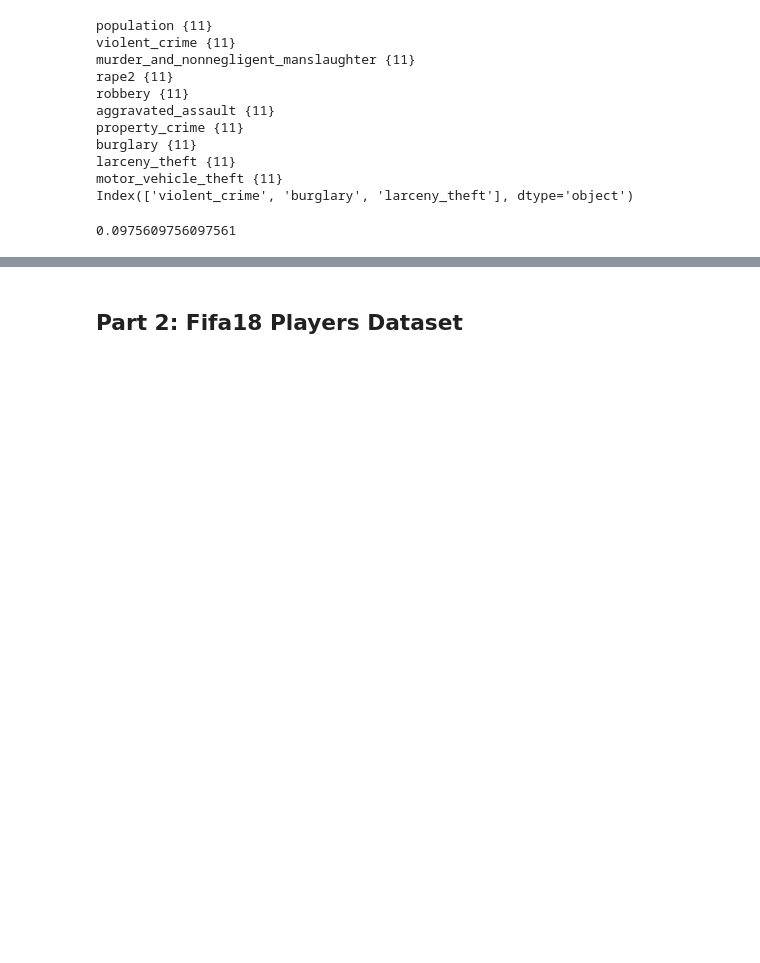
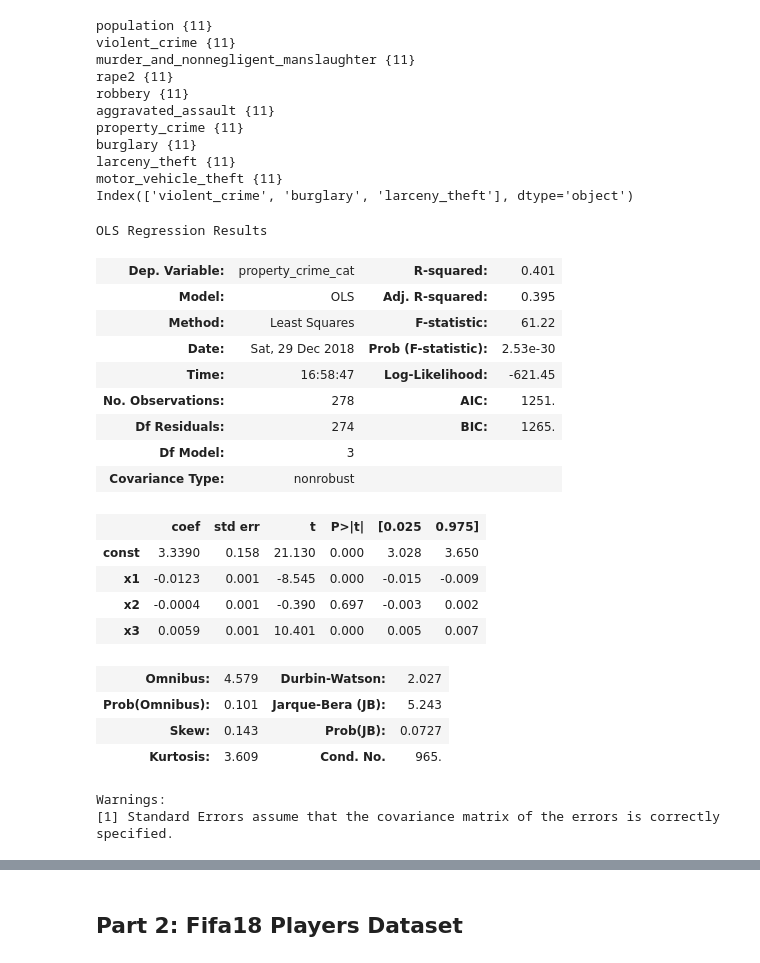
Before and after one commit to Tinsae/Thinkful-Data-Science, a Jupyter notebook: DS/Unit 3/3.3.4 Challenge.ipynb, the cells around one changed output, grey strips where cells are left out. Cells and saved outputs as stored; diff of their text form; code cells hidden in the pictures; blank space fills up the shorter version.

```diff
--- a/DS/Unit 3/3.3.4 Challenge.ipynb
+++ b/DS/Unit 3/3.3.4 Challenge.ipynb
@@ -421,9 +416,32 @@ burglary {11}
 larceny_theft {11}
 motor_vehicle_theft {11}
 Index(['violent_crime', 'burglary', 'larceny_theft'], dtype='object')
-# %%
-### Test it on Texas crime dataset
-
-modelD.score(X_texas_t, y_texas)
-# %% [output]
-0.0975609756097561
+# %%
+import statsmodels.api as sm
+X_sm = sm.add_constant(X_train_t)
+model = sm.OLS(y_train,X_sm)
+results = model.fit()
+results.summary()
+#print(ols_model.get_params)
+# %% [output]
+OLS Regression Results
+| Dep. Variable: | property_crime_cat | R-squared: | 0.401 |
+| Model: | OLS | Adj. R-squared: | 0.395 |
+| Method: | Least Squares | F-statistic: | 61.22 |
+| Date: | Sat, 29 Dec 2018 | Prob (F-statistic): | 2.53e-30 |
+| Time: | 16:58:47 | Log-Likelihood: | -621.45 |
+| No. Observations: | 278 | AIC: | 1251. |
+| Df Residuals: | 274 | BIC: | 1265. |
+| Df Model: | 3 |  |  |
+| Covariance Type: | nonrobust |  |  |
+|  | coef | std err | t | P>|t| | [0.025 | 0.975] |
+| const | 3.3390 | 0.158 | 21.130 | 0.000 | 3.028 | 3.650 |
+| x1 | -0.0123 | 0.001 | -8.545 | 0.000 | -0.015 | -0.009 |
+| x2 | -0.0004 | 0.001 | -0.390 | 0.697 | -0.003 | 0.002 |
+| x3 | 0.0059 | 0.001 | 10.401 | 0.000 | 0.005 | 0.007 |
+| Omnibus: | 4.579 | Durbin-Watson: | 2.027 |
+| Prob(Omnibus): | 0.101 | Jarque-Bera (JB): | 5.243 |
+| Skew: | 0.143 | Prob(JB): | 0.0727 |
+| Kurtosis: | 3.609 | Cond. No. | 965. |
+Warnings:
+[1] Standard Errors assume that the covariance matrix of the errors is correctly specified.
```
Also changed, not shown: parts of 4 cells of this notebook, 2 other files.
